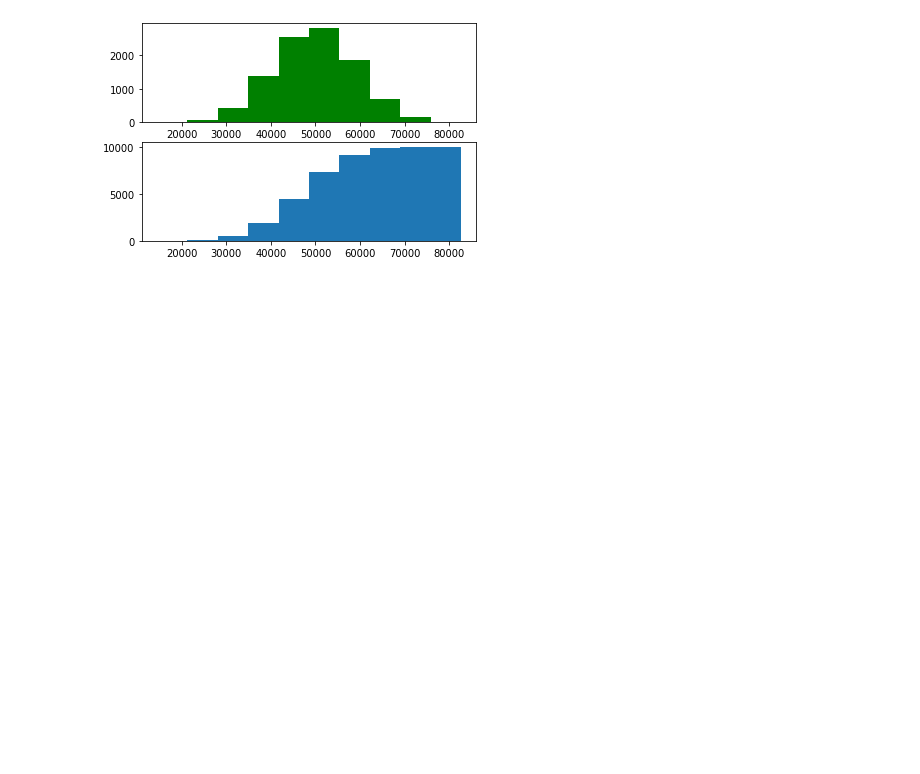
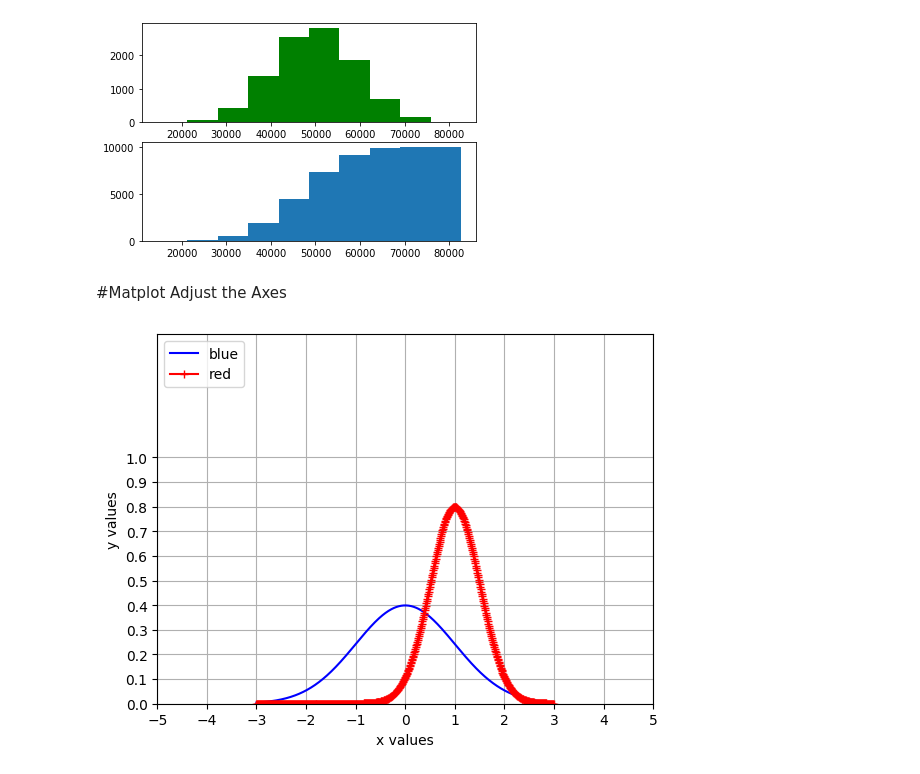
Before and after one commit to OnePassio/CE888, a Jupyter notebook: Research/Python_Matplotlib_Samples.ipynb, the cells around one changed output. Drawn from its saved outputs; the diff is of its cells as text; code cells hidden in the pictures; blank space fills up the shorter version.

```diff
--- a/Research/Python_Matplotlib_Samples.ipynb
+++ b/Research/Python_Matplotlib_Samples.ipynb
@@ -129,3 +129,24 @@ plt.hist(x,cumulative=True)
         62201.3, 69031.2, 75861.1, 82691. ]),
  <a list of 10 Patch objects>)
 [figure]
+# %% [markdown]
+#Matplot Adjust the Axes
+# %%
+import matplotlib.pyplot as plt
+from scipy.stats import norm
+import numpy as np
+x=np.arange(-3,3,0.01)
+axes=plt.axes()
+axes.set_xlim([-5,5])
+axes.set_ylim([0,1.5])
+axes.set_xticks([-5,-4,-3,-2,-1,0,1,2,3,4,5])
+axes.set_yticks([0,0.1,0.2,0.3,0.4,0.5,0.6,0.7,0.8,0.9,1.0])
+axes.grid()
+plt.ylabel("y values")
+plt.xlabel("x values")
+plt.plot(x,norm.pdf(x),'b-')
+plt.plot(x,norm.pdf(x,1.0,0.5),'r-+')
+plt.legend(["blue","red"], loc=2)
+plt.show()
+# %% [output]
+[figure, added]
```
Also changed, not shown: parts of 10 cells of this notebook.
